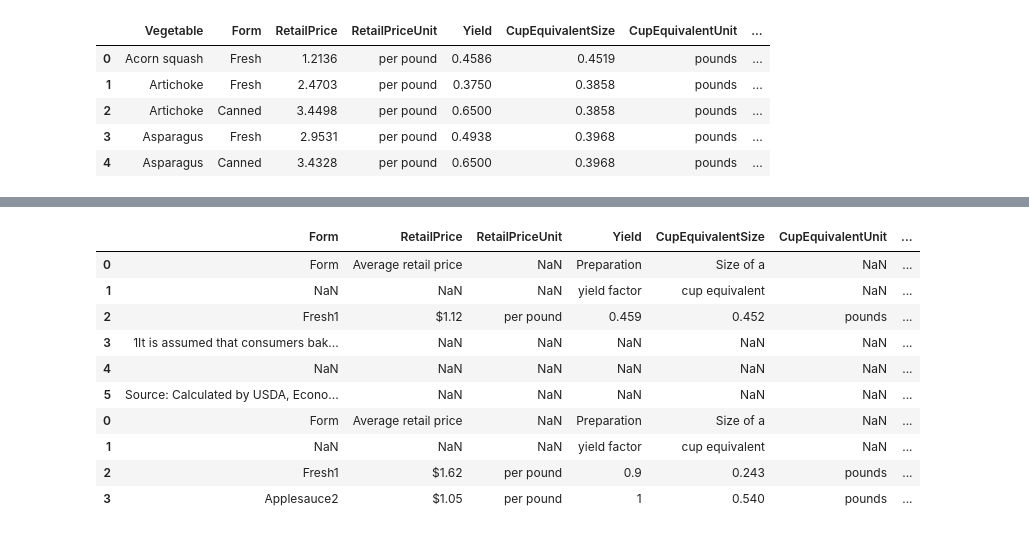
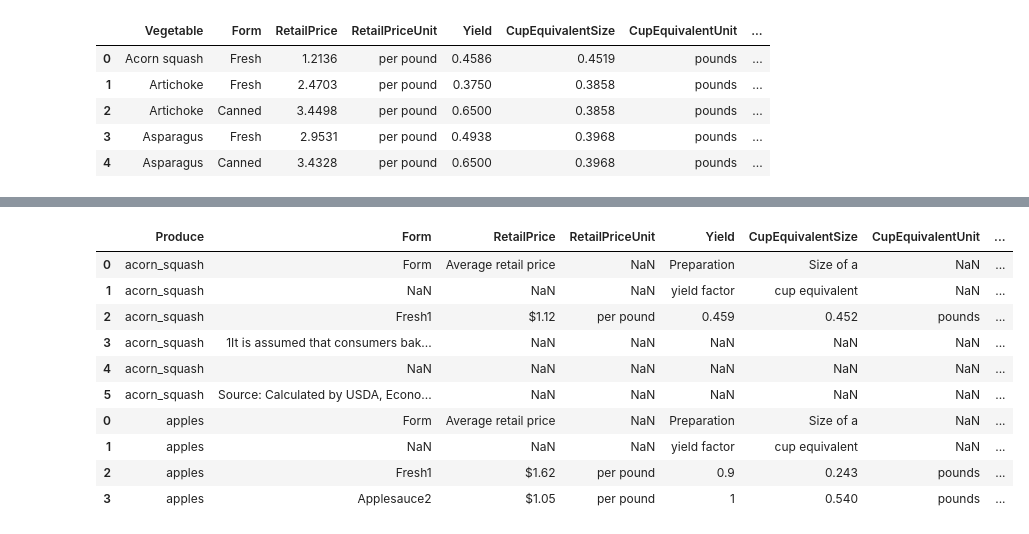
Before and after one commit to cmonjarr/5ADayCost, a Jupyter notebook: Test.ipynb, the cells around one changed output, grey strips where cells are left out. Drawn from its saved outputs; the diff is of its cells as text; code cells hidden in the pictures.

```diff
--- a/Test.ipynb
+++ b/Test.ipynb
@@ -62,42 +185,43 @@ vegetables_22.head()
 # %%
 # Assign directory
 directory = r"Fruits_Vegs_2016\\"
 df_produces_2016  = pd.DataFrame()
 
 # Iterate over files in directory
 for fname in os.listdir(directory):
     pos = fname.find(" ")
     produce_nm = fname[:pos]
     complete_filename = directory + fname
     df_produce = pd.read_csv(complete_filename, encoding='ISO-8859-1')
 
     #Information in these files are stored in the first 8 columns. The following drops any additional column.
     column_cnt = df_produce.shape[1]
     if column_cnt > 7:
         df_produce = df_produce.drop(df_produce.iloc[:,7:column_cnt], axis=1)
 
     #The first row contains a description of the file, wwhich is read as the first column heading and the others are unnamed.
     #Therefore, the columns are renamed to be consistent with the columns in the files for 20202 and 2022
     #This also enable merging them into a single dataframe
     df_produce = df_produce.set_axis(['Form', 'RetailPrice', 'RetailPriceUnit', 'Yield', 'CupEquivalentSize', 'CupEquivalentUnit', 'CupEquivalentPrice'], axis=1)
-    df_produce['produce_name'] = produce_nm
+    #df_produce['Produce'] = produce_nm
+    df_produce.insert(0, "Produce", produce_nm)
     df_produces_2016 = pd.concat([df_produces_2016,df_produce])
 
 
 
 df_produces_2016.head(10)
 # %% [output]
-|  | Form | RetailPrice | RetailPriceUnit | Yield | CupEquivalentSize | CupEquivalentUnit | ... |
-| 0 | Form | Average retail price | NaN | Preparation | Size of a | NaN | ... |
-| 1 | NaN | NaN | NaN | yield factor | cup equivalent | NaN | ... |
-| 2 | Fresh1 | $1.12 | per pound | 0.459 | 0.452 | pounds | ... |
-| 3 | 1It is assumed that consumers bak... | NaN | NaN | NaN | NaN | NaN | ... |
-| 4 | NaN | NaN | NaN | NaN | NaN | NaN | ... |
-| 5 | Source: Calculated by USDA, Econo... | NaN | NaN | NaN | NaN | NaN | ... |
-| 0 | Form | Average retail price | NaN | Preparation | Size of a | NaN | ... |
-| 1 | NaN | NaN | NaN | yield factor | cup equivalent | NaN | ... |
-| 2 | Fresh1 | $1.62 | per pound | 0.9 | 0.243 | pounds | ... |
-| 3 | Applesauce2 | $1.05 | per pound | 1 | 0.540 | pounds | ... |
+|  | Produce | Form | RetailPrice | RetailPriceUnit | Yield | CupEquivalentSize | CupEquivalentUnit | ... |
+| 0 | acorn_squash | Form | Average retail price | NaN | Preparation | Size of a | NaN | ... |
+| 1 | acorn_squash | NaN | NaN | NaN | yield factor | cup equivalent | NaN | ... |
+| 2 | acorn_squash | Fresh1 | $1.12 | per pound | 0.459 | 0.452 | pounds | ... |
+| 3 | acorn_squash | 1It is assumed that consumers bak... | NaN | NaN | NaN | NaN | NaN | ... |
+| 4 | acorn_squash | NaN | NaN | NaN | NaN | NaN | NaN | ... |
+| 5 | acorn_squash | Source: Calculated by USDA, Econo... | NaN | NaN | NaN | NaN | NaN | ... |
+| 0 | apples | Form | Average retail price | NaN | Preparation | Size of a | NaN | ... |
+| 1 | apples | NaN | NaN | NaN | yield factor | cup equivalent | NaN | ... |
+| 2 | apples | Fresh1 | $1.62 | per pound | 0.9 | 0.243 | pounds | ... |
+| 3 | apples | Applesauce2 | $1.05 | per pound | 1 | 0.540 | pounds | ... |
 # %%
 # Now, I am going to drop rows that do not containd the data needed for the analysis:
 #   Rows were the RetailPriceUnit field is null
```
Also changed, not shown: parts of 19 cells of this notebook, 1 other file.
